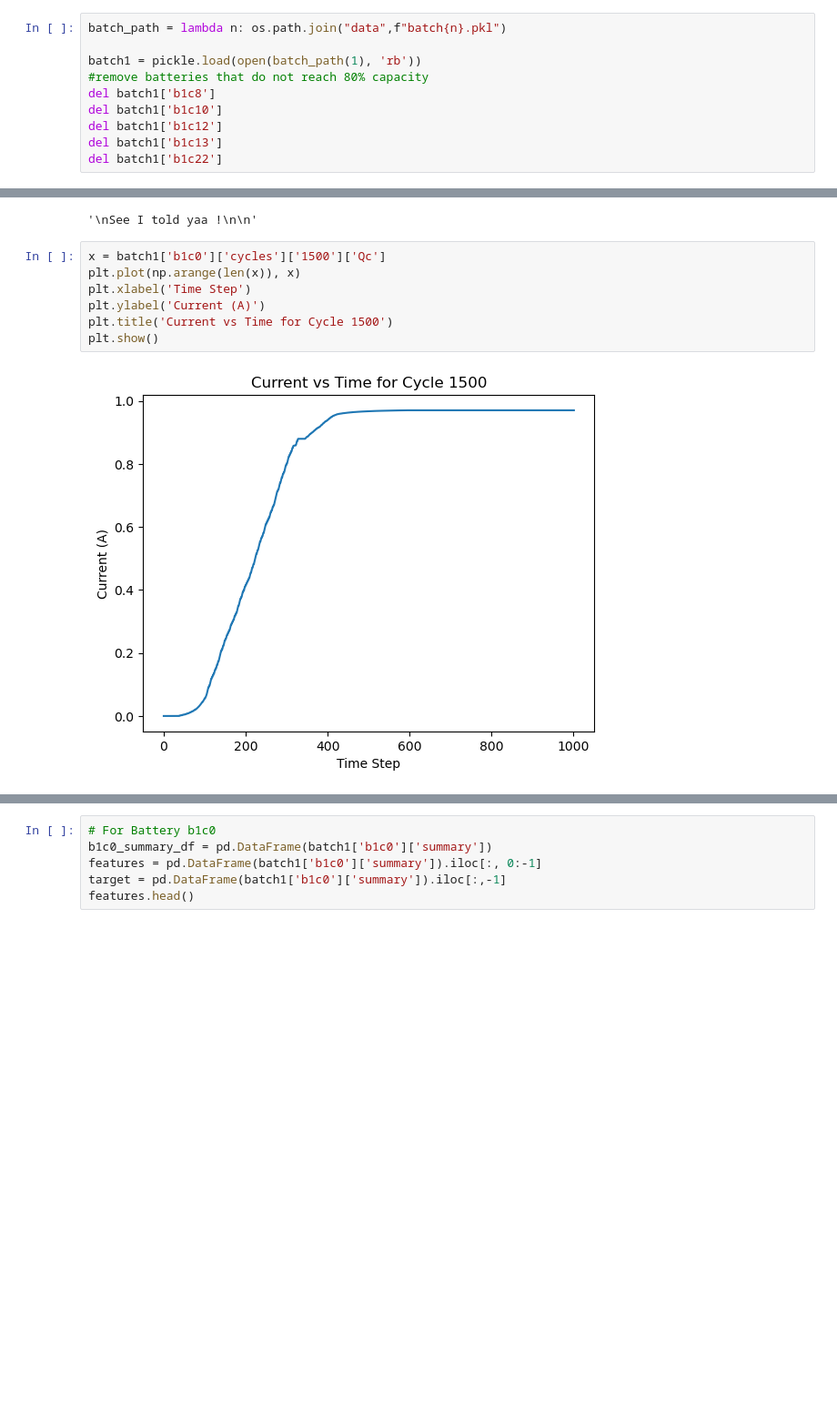
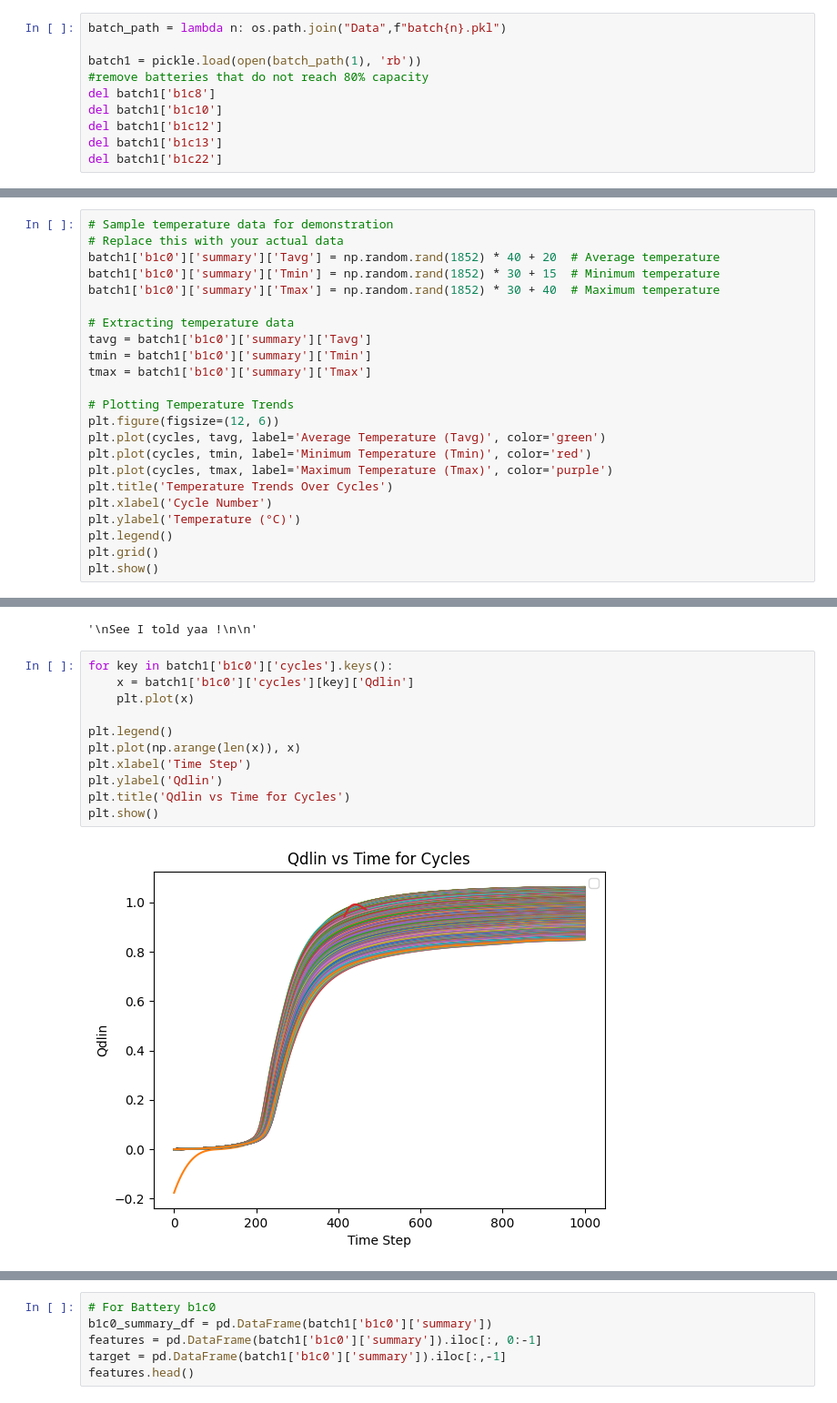
Before and after one commit to marif5/dd_battery_mdl, a Jupyter notebook: Load Data_update.ipynb, the cells around one changed output, grey strips where cells are left out. Shown at 91% size. Drawn from its saved outputs; the diff is of its cells as text; blank space fills up the shorter version.

```diff
--- a/Load Data_update.ipynb
+++ b/Load Data_update.ipynb
@@ -18,5 +20,5 @@ from tensorflow.keras.optimizers import Adam
 # %%
-batch_path = lambda n: os.path.join("data",f"batch{n}.pkl")
+batch_path = lambda n: os.path.join("Data",f"batch{n}.pkl")
 
 batch1 = pickle.load(open(batch_path(1), 'rb'))
 #remove batteries that do not reach 80% capacity
@@ -165,0 +189,23 @@ batch1['b1c0']
+# %%
+# Sample temperature data for demonstration
+# Replace this with your actual data
+batch1['b1c0']['summary']['Tavg'] = np.random.rand(1852) * 40 + 20  # Average temperature
+batch1['b1c0']['summary']['Tmin'] = np.random.rand(1852) * 30 + 15  # Minimum temperature
+batch1['b1c0']['summary']['Tmax'] = np.random.rand(1852) * 30 + 40  # Maximum temperature
+
+# Extracting temperature data
+tavg = batch1['b1c0']['summary']['Tavg']
+tmin = batch1['b1c0']['summary']['Tmin']
+tmax = batch1['b1c0']['summary']['Tmax']
+
+# Plotting Temperature Trends
+plt.figure(figsize=(12, 6))
+plt.plot(cycles, tavg, label='Average Temperature (Tavg)', color='green')
+plt.plot(cycles, tmin, label='Minimum Temperature (Tmin)', color='red')
+plt.plot(cycles, tmax, label='Maximum Temperature (Tmax)', color='purple')
+plt.title('Temperature Trends Over Cycles')
+plt.xlabel('Cycle Number')
+plt.ylabel('Temperature (°C)')
+plt.legend()
+plt.grid()
+plt.show()
@@ -206,11 +306,15 @@ dict_keys(['I', 'Qc', 'Qd', 'Qdlin', 'T', 'Tdlin', 'V', 'dQdV', 't'])
 0.97060257
 '\nSee I told yaa !\n\n'
 # %%
-x = batch1['b1c0']['cycles']['1500']['Qc']
+for key in batch1['b1c0']['cycles'].keys():
+    x = batch1['b1c0']['cycles'][key]['Qdlin']
+    plt.plot(x)
+
+plt.legend()
 plt.plot(np.arange(len(x)), x)
 plt.xlabel('Time Step')
-plt.ylabel('Current (A)')
-plt.title('Current vs Time for Cycle 1500')
+plt.ylabel('Qdlin')
+plt.title('Qdlin vs Time for Cycles')
 plt.show()
 # %% [output]
-[figure, old version]
+[figure, new version]
```
Also changed, not shown: parts of 8 cells of this notebook, 2 other files.
